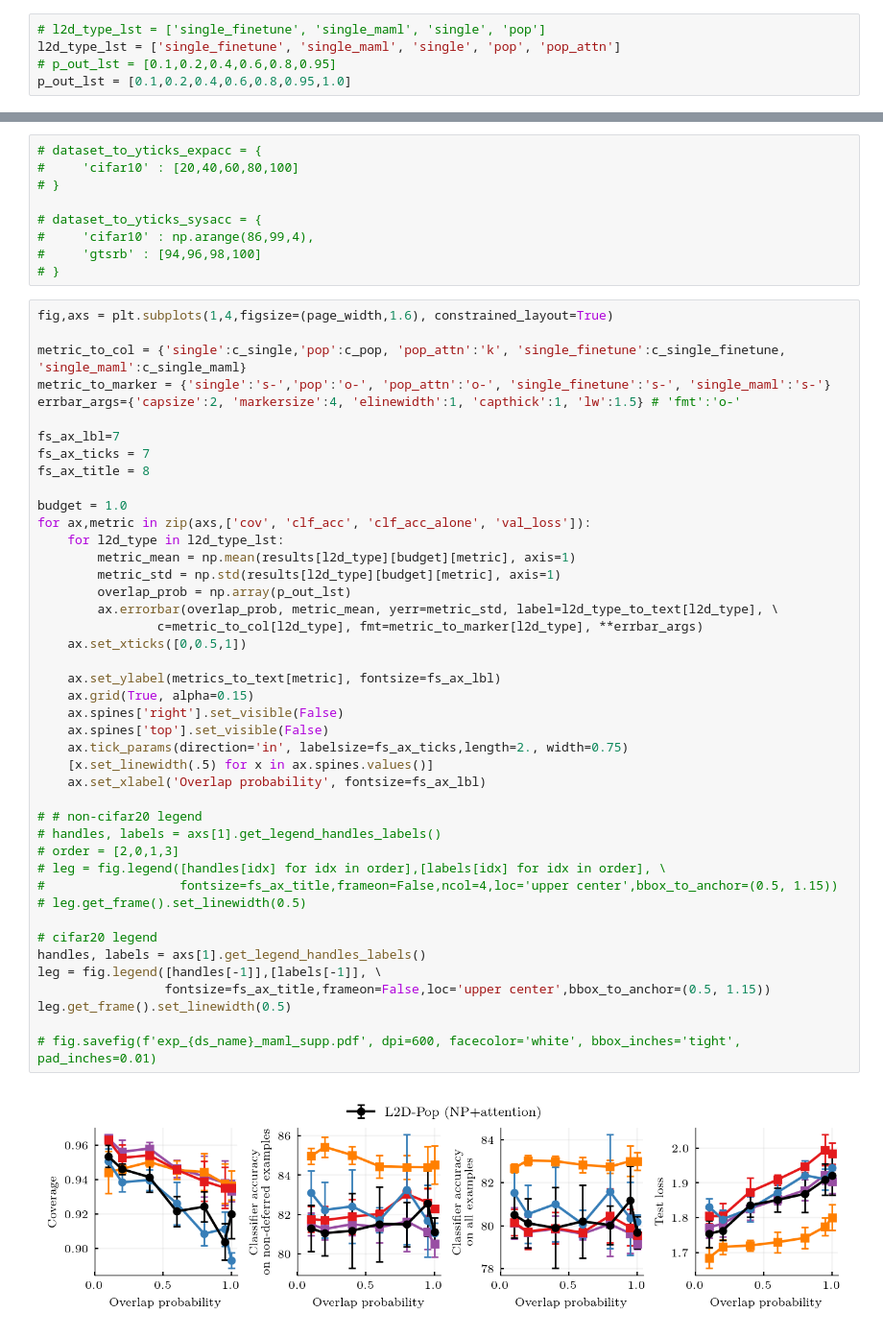
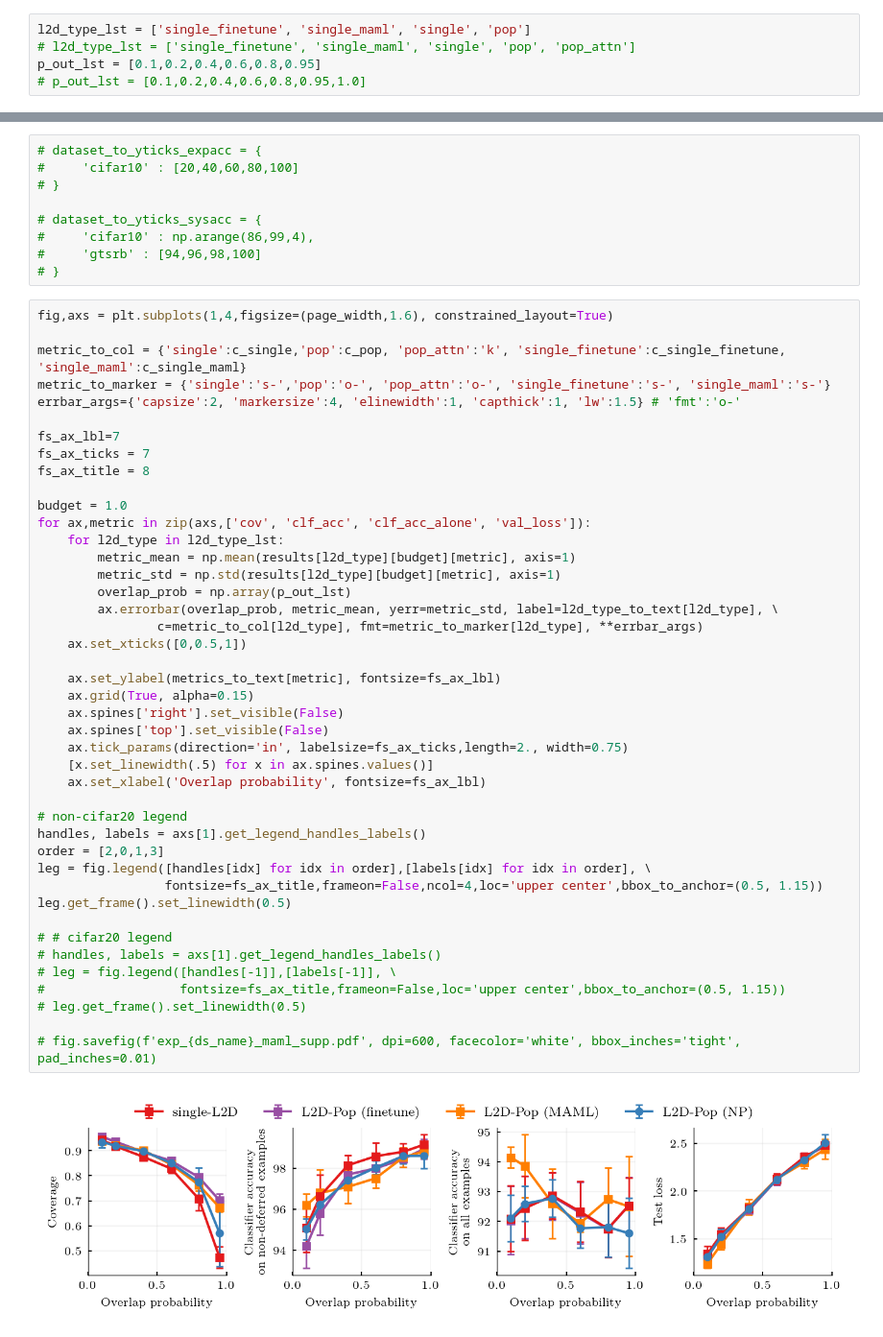
Before and after one commit to dvtailor/meta-l2d, a Jupyter notebook: notebooks_paperplots/plot_paper_ready_maml_supp.ipynb, the cells around one changed output, grey strips where cells are left out. Shown: that part at 96% size. Drawn from its saved outputs; the diff is of its cells as text.

```diff
--- a/notebooks_paperplots/plot_paper_ready_maml_supp.ipynb
+++ b/notebooks_paperplots/plot_paper_ready_maml_supp.ipynb
@@ -21,10 +18,10 @@ ds_name = 'cifar20_100' #'gtsrb' 'cifar10' 'cifar20_100'
 # %%
 results_path = f'../runs_maml/{ds_name}/softmax'
 # %%
-# l2d_type_lst = ['single_finetune', 'single_maml', 'single', 'pop']
-l2d_type_lst = ['single_finetune', 'single_maml', 'single', 'pop', 'pop_attn']
-# p_out_lst = [0.1,0.2,0.4,0.6,0.8,0.95]
-p_out_lst = [0.1,0.2,0.4,0.6,0.8,0.95,1.0]
+l2d_type_lst = ['single_finetune', 'single_maml', 'single', 'pop']
+# l2d_type_lst = ['single_finetune', 'single_maml', 'single', 'pop', 'pop_attn']
+p_out_lst = [0.1,0.2,0.4,0.6,0.8,0.95]
+# p_out_lst = [0.1,0.2,0.4,0.6,0.8,0.95,1.0]
 # %%
 budget_lst = [1.0]
 seed_lst = [1071,3918,4420,5251,6637]
@@ -101,41 +98,41 @@ metric_to_col = {'single':c_single,'pop':c_pop, 'pop_attn':'k', 'single_finetune
 metric_to_marker = {'single':'s-','pop':'o-', 'pop_attn':'o-', 'single_finetune':'s-', 'single_maml':'s-'}
 errbar_args={'capsize':2, 'markersize':4, 'elinewidth':1, 'capthick':1, 'lw':1.5} # 'fmt':'o-'
 
 fs_ax_lbl=7
 fs_ax_ticks = 7
 fs_ax_title = 8
 
 budget = 1.0
 for ax,metric in zip(axs,['cov', 'clf_acc', 'clf_acc_alone', 'val_loss']):
     for l2d_type in l2d_type_lst:
         metric_mean = np.mean(results[l2d_type][budget][metric], axis=1)
         metric_std = np.std(results[l2d_type][budget][metric], axis=1)
         overlap_prob = np.array(p_out_lst)
         ax.errorbar(overlap_prob, metric_mean, yerr=metric_std, label=l2d_type_to_text[l2d_type], \
                 c=metric_to_col[l2d_type], fmt=metric_to_marker[l2d_type], **errbar_args)
     ax.set_xticks([0,0.5,1])
 
     ax.set_ylabel(metrics_to_text[metric], fontsize=fs_ax_lbl)
     ax.grid(True, alpha=0.15)
     ax.spines['right'].set_visible(False)
     ax.spines['top'].set_visible(False)
     ax.tick_params(direction='in', labelsize=fs_ax_ticks,length=2., width=0.75)
     [x.set_linewidth(.5) for x in ax.spines.values()]
     ax.set_xlabel('Overlap probability', fontsize=fs_ax_lbl)
 
-# # non-cifar20 legend
+# non-cifar20 legend
+handles, labels = axs[1].get_legend_handles_labels()
+order = [2,0,1,3]
+leg = fig.legend([handles[idx] for idx in order],[labels[idx] for idx in order], \
+                 fontsize=fs_ax_title,frameon=False,ncol=4,loc='upper center',bbox_to_anchor=(0.5, 1.15))
+leg.get_frame().set_linewidth(0.5)
+
+# # cifar20 legend
 # handles, labels = axs[1].get_legend_handles_labels()
-# order = [2,0,1,3]
-# leg = fig.legend([handles[idx] for idx in order],[labels[idx] for idx in order], \
-#                  fontsize=fs_ax_title,frameon=False,ncol=4,loc='upper center',bbox_to_anchor=(0.5, 1.15))
+# leg = fig.legend([handles[-1]],[labels[-1]], \
+#                  fontsize=fs_ax_title,frameon=False,loc='upper center',bbox_to_anchor=(0.5, 1.15))
 # leg.get_frame().set_linewidth(0.5)
 
-# cifar20 legend
-handles, labels = axs[1].get_legend_handles_labels()
-leg = fig.legend([handles[-1]],[labels[-1]], \
-                 fontsize=fs_ax_title,frameon=False,loc='upper center',bbox_to_anchor=(0.5, 1.15))
-leg.get_frame().set_linewidth(0.5)
-
 # fig.savefig(f'exp_{ds_name}_maml_supp.pdf', dpi=600, facecolor='white', bbox_inches='tight', pad_inches=0.01)
 # %% [output]
-[figure, old version]
+[figure, new version]
```
Also changed, not shown: parts of 2 cells of this notebook, 2 other files.
